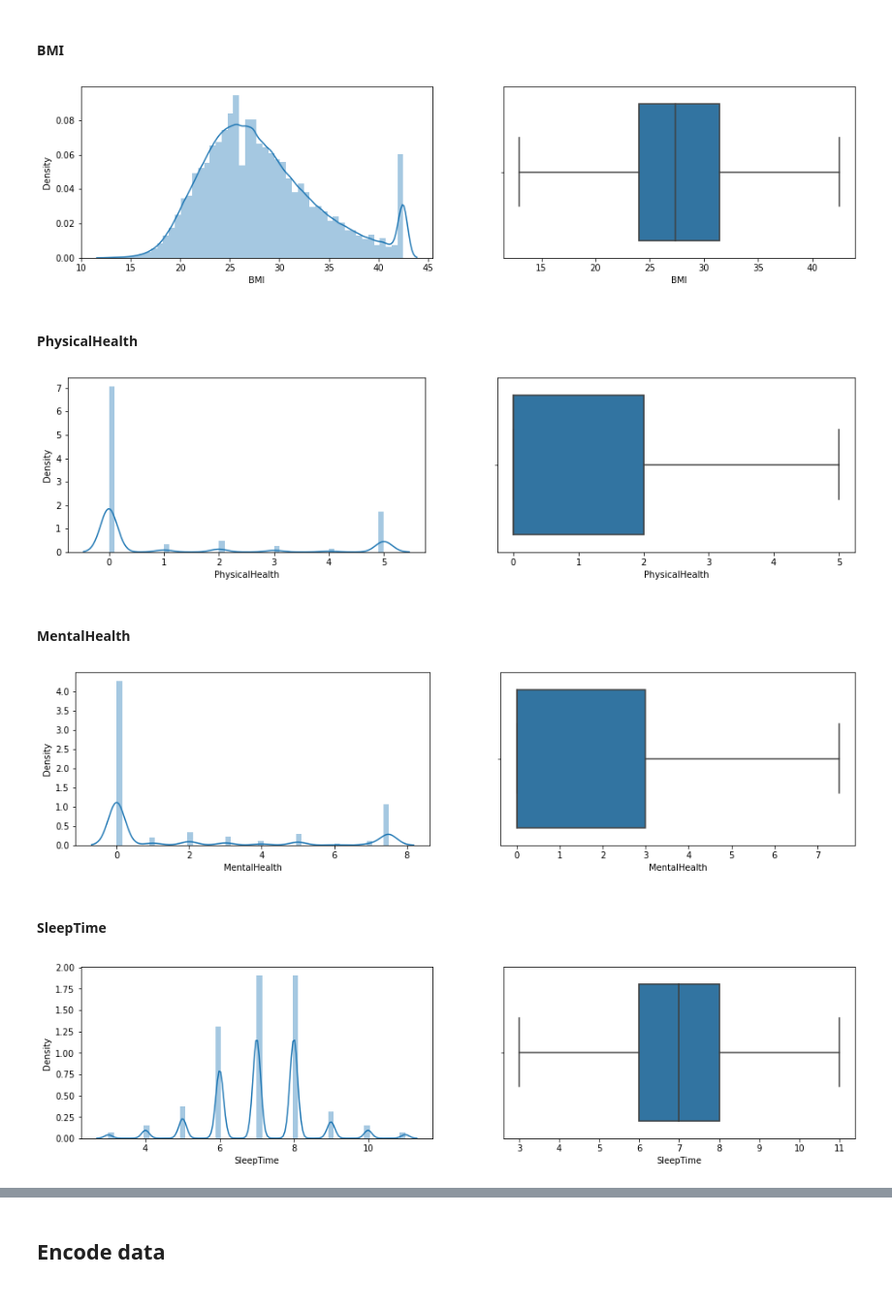
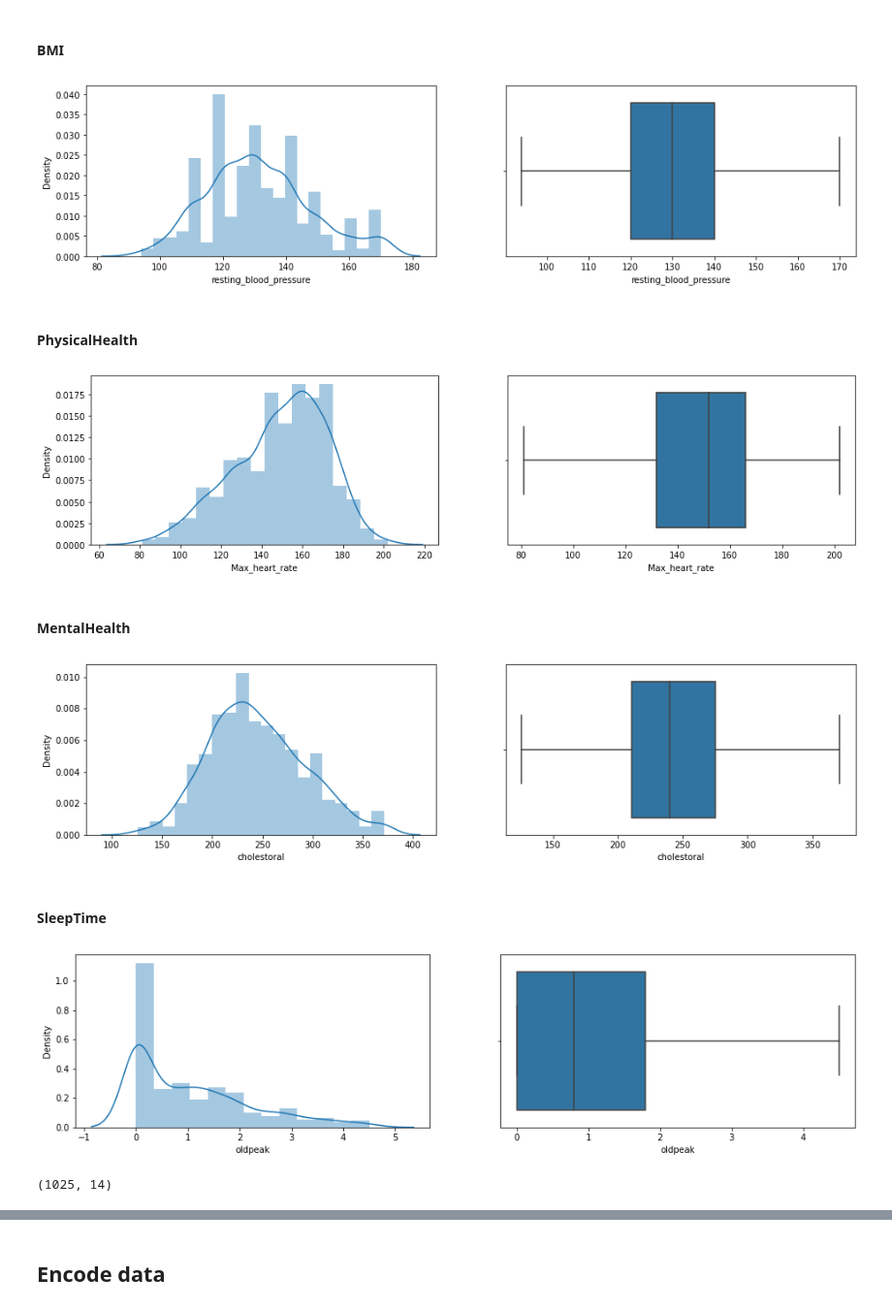
Before and after one commit to DONTKNOWWHATNAME11/needhelp, a Jupyter notebook: TESTING-Copy1.ipynb, the cells around one changed output, grey strips where cells are left out. Shown at 97% size. Saved outputs shown, nothing was run; the diff lists cells and outputs as text; code cells hidden in the pictures.

```diff
--- a/TESTING-Copy1.ipynb
+++ b/TESTING-Copy1.ipynb
@@ -85,7 +109,7 @@ def plot_confusion_matrix(x,y):
 # %% [markdown]
 # Analysis Data
 # %%
-dataset = pd.read_csv("heart_disease.csv")
+dataset = pd.read_csv("HeartDiseaseTrain-Test.csv")
 # %%
 dataset.head()
 # %% [output]
@@ -260,24 +287,28 @@ sns.boxplot(x=dataset['SleepTime'])
 # %% [markdown]
 #### BMI
 # %%
-remove_outliers(dataset,'BMI')
+remove_outliers(dataset,'resting_blood_pressure')
 # %% [output]
-[figure, old version]
+[figure, new version]
 # %% [markdown]
 #### PhysicalHealth
 # %%
-remove_outliers(dataset,'PhysicalHealth')
+remove_outliers(dataset,'Max_heart_rate')
 # %% [output]
-[figure, old version]
+[figure, new version]
 # %% [markdown]
 #### MentalHealth
 # %%
-remove_outliers(dataset,'MentalHealth')
+remove_outliers(dataset,'cholestoral')
 # %% [output]
-[figure, old version]
+[figure, new version]
 # %% [markdown]
 #### SleepTime
 # %%
-remove_outliers(dataset,'SleepTime')
+remove_outliers(dataset,'oldpeak')
 # %% [output]
-[figure, old version]
+[figure, new version]
+# %%
+dataset.shape
+# %% [output]
+(1025, 14)
```
Also changed, not shown: parts of 169 cells of this notebook.
